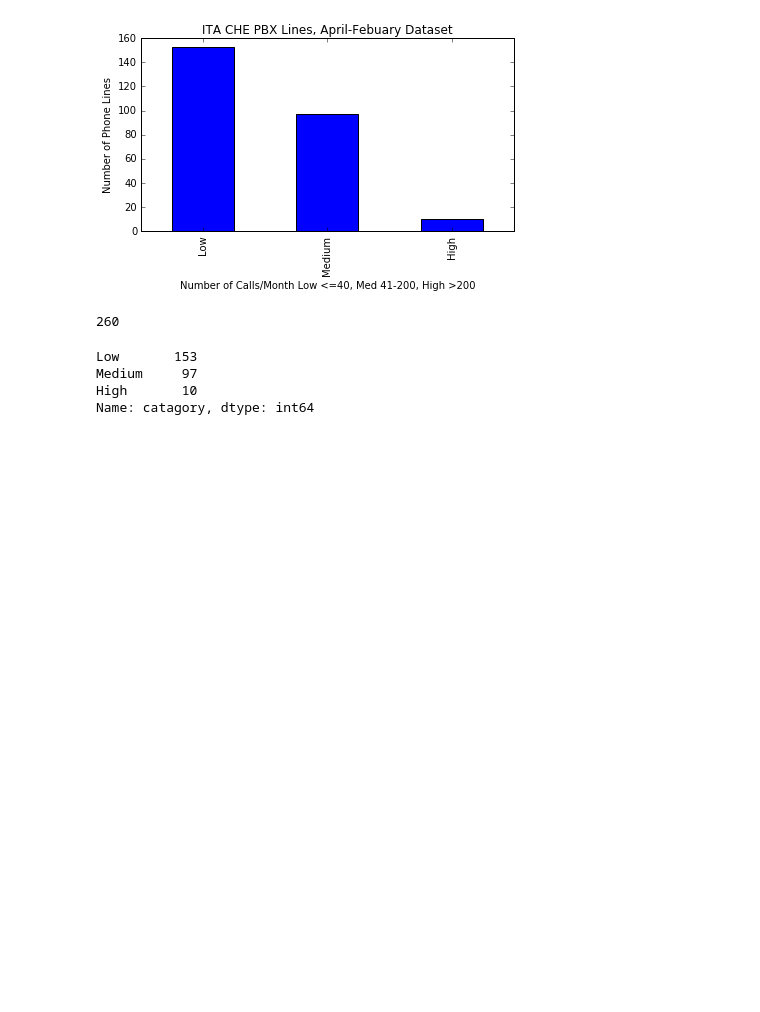
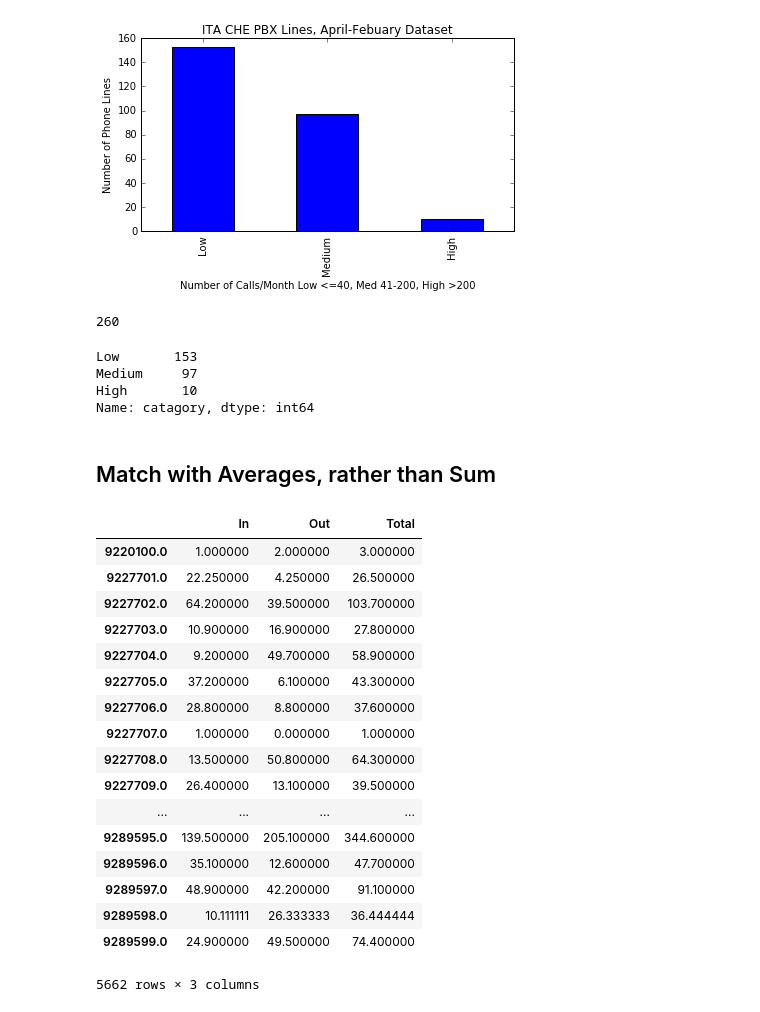
Before and after one commit to CityOfLosAngeles/pbx-analysis, a Jupyter notebook: DataCleaning.ipynb, the cells around one changed output. Saved outputs shown, nothing was run; the diff lists cells and outputs as text; code cells hidden in the pictures; blank space fills up the shorter version.

Commit message:
heyo averages

```diff
--- a/DataCleaning.ipynb
+++ b/DataCleaning.ipynb
@@ -241,3 +232,30 @@ Low       153
 Medium     97
 High       10
 Name: catagory, dtype: int64
+# %% [markdown]
+## Match with Averages, rather than Sum
+# %%
+annual_avg = grouped.mean()
+# %%
+annual_avg.index = annual_avg.index.map(make_seven_digit)
+# %%
+annual_avg
+# %% [output]
+|  | In | Out | Total |
+| 9220100.0 | 1.000000 | 2.000000 | 3.000000 |
+| 9227701.0 | 22.250000 | 4.250000 | 26.500000 |
+| 9227702.0 | 64.200000 | 39.500000 | 103.700000 |
+| 9227703.0 | 10.900000 | 16.900000 | 27.800000 |
+| 9227704.0 | 9.200000 | 49.700000 | 58.900000 |
+| 9227705.0 | 37.200000 | 6.100000 | 43.300000 |
+| 9227706.0 | 28.800000 | 8.800000 | 37.600000 |
+| 9227707.0 | 1.000000 | 0.000000 | 1.000000 |
+| 9227708.0 | 13.500000 | 50.800000 | 64.300000 |
+| 9227709.0 | 26.400000 | 13.100000 | 39.500000 |
+| ... | ... | ... | ... |
+| 9289595.0 | 139.500000 | 205.100000 | 344.600000 |
+| 9289596.0 | 35.100000 | 12.600000 | 47.700000 |
+| 9289597.0 | 48.900000 | 42.200000 | 91.100000 |
+| 9289598.0 | 10.111111 | 26.333333 | 36.444444 |
+| 9289599.0 | 24.900000 | 49.500000 | 74.400000 |
+5662 rows × 3 columns
```
Also changed, not shown: parts of 7 cells of this notebook.
